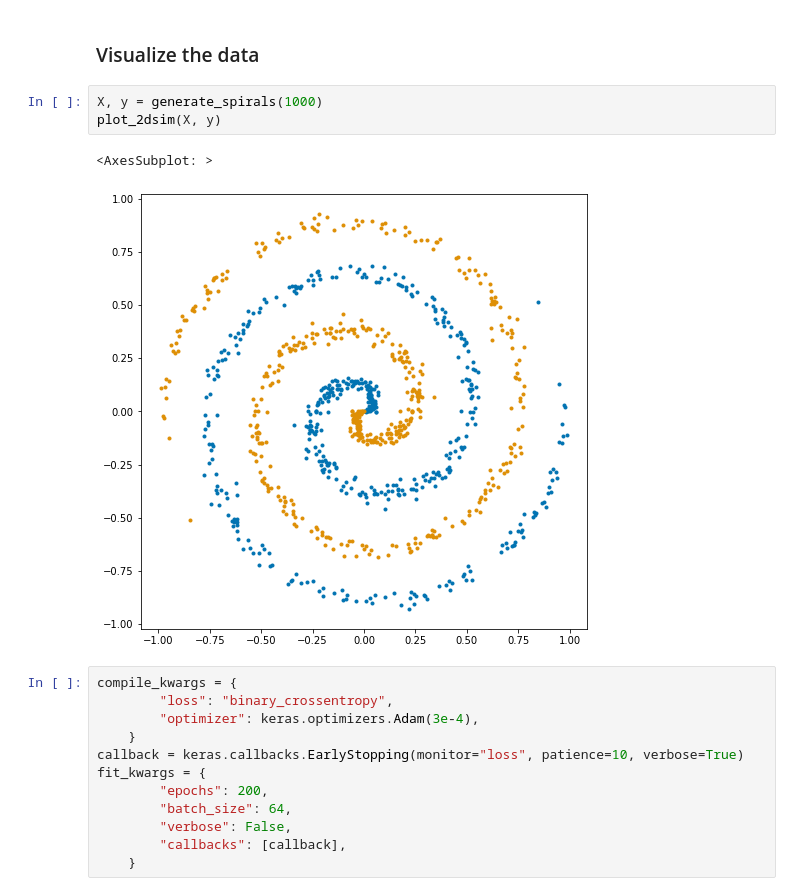
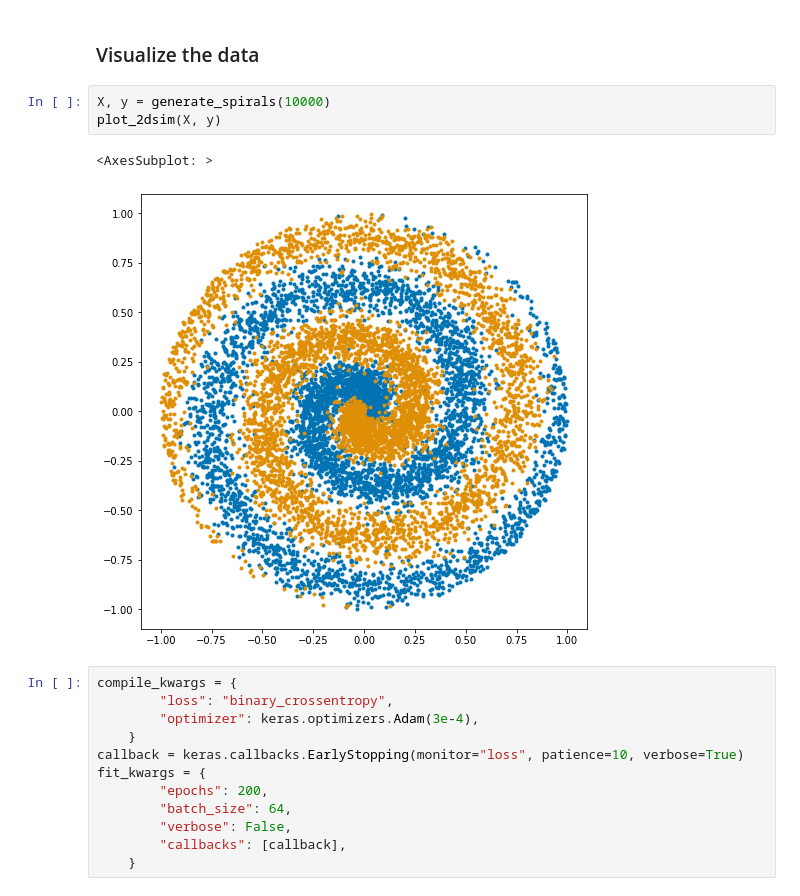
Before and after one commit to neurodata/kdg, a Jupyter notebook: benchmarks/kdn_experiments/spiral.ipynb, the cells around one changed output. Saved outputs shown, nothing was run; the diff lists cells and outputs as text.

```diff
--- a/benchmarks/kdn_experiments/spiral.ipynb
+++ b/benchmarks/kdn_experiments/spiral.ipynb
@@ -16,11 +16,11 @@ from tensorflow.keras import activations
 # %% [markdown]
 ### Visualize the data
 # %%
-X, y = generate_spirals(1000)
+X, y = generate_spirals(10000)
 plot_2dsim(X, y)
 # %% [output]
 <AxesSubplot: >
-[figure, old version]
+[figure, new version]
 # %%
 compile_kwargs = {
         "loss": "binary_crossentropy",
```
Also changed, not shown: parts of 2 cells of this notebook, 4 other files.
